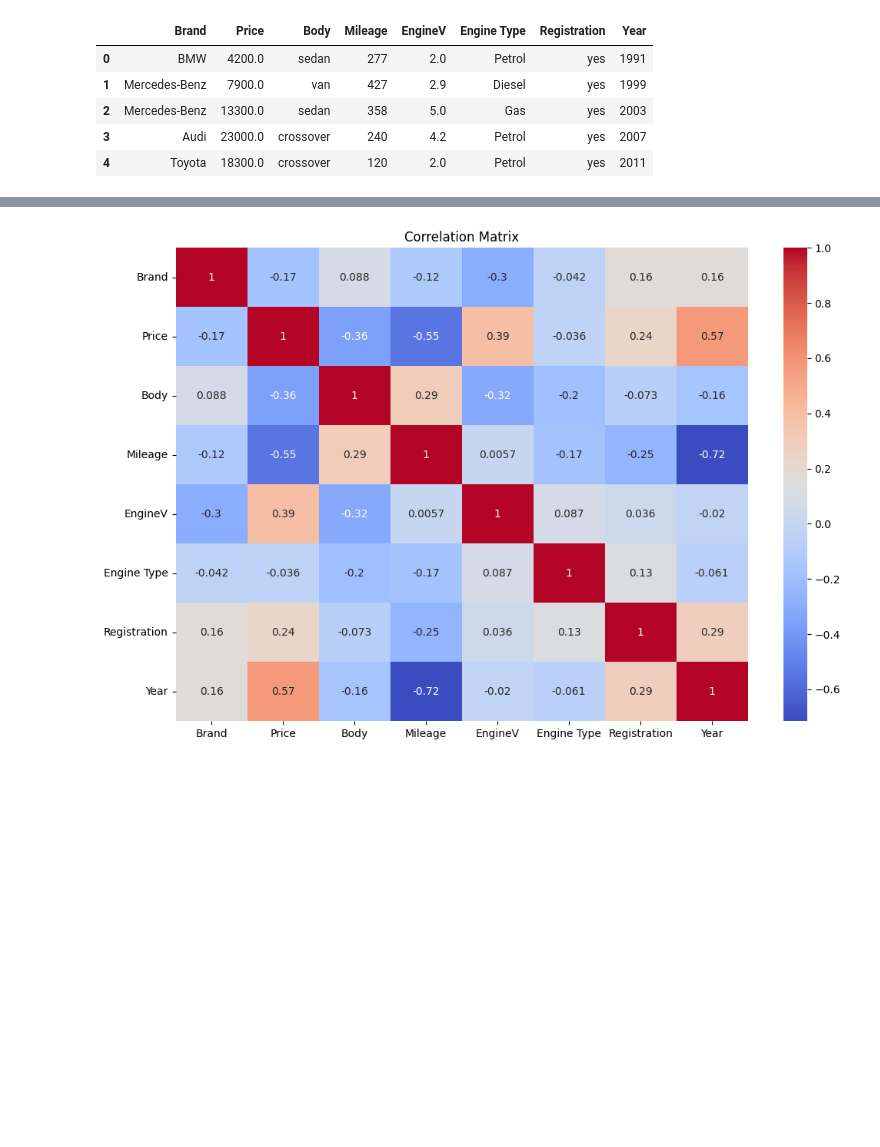
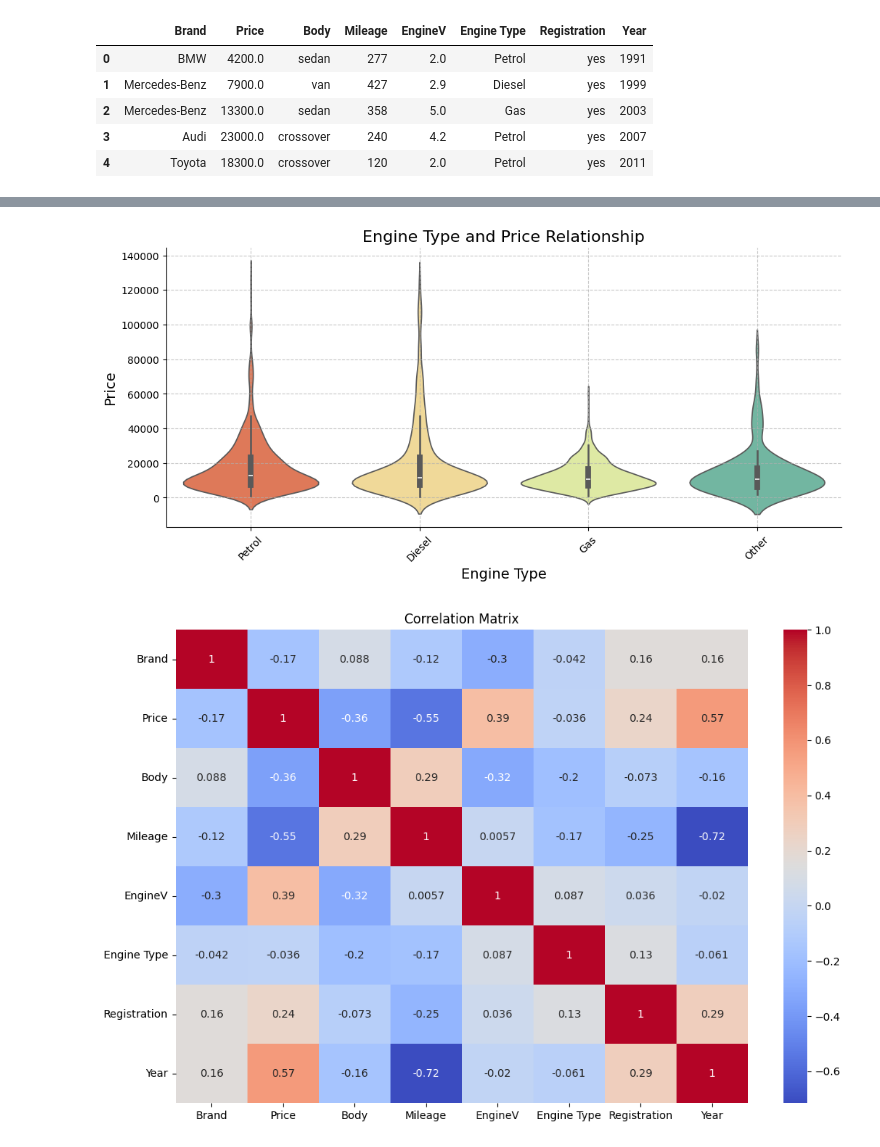
Before and after one commit to SubhamParajuli/Car-prediction-model, a Jupyter notebook: plots.ipynb, the cells around one changed output, grey strips where cells are left out. Drawn from its saved outputs; the diff is of its cells as text; code cells hidden in the pictures; blank space fills up the shorter version.

```diff
--- a/plots.ipynb
+++ b/plots.ipynb
@@ -18,3 +46,16 @@ df.head()
+# %%
+
+plt.figure(figsize=(12, 5))
+sns.violinplot(x='Engine Type', y='Price', hue='Engine Type', data=car, palette='Spectral', legend=False)
+plt.title('Engine Type and Price Relationship', fontsize=16)
+plt.xlabel('Engine Type', fontsize=14)
+plt.ylabel('Price', fontsize=14)
+plt.xticks(rotation=45)
+sns.despine()
+plt.grid(True, linestyle='--', alpha=0.7)
+plt.show()
+# %% [output]
+[figure, added]
 # %%
 plt.figure(figsize=(12, 8))
 
```
Also changed, not shown: parts of 11 cells of this notebook, 5 other files.
